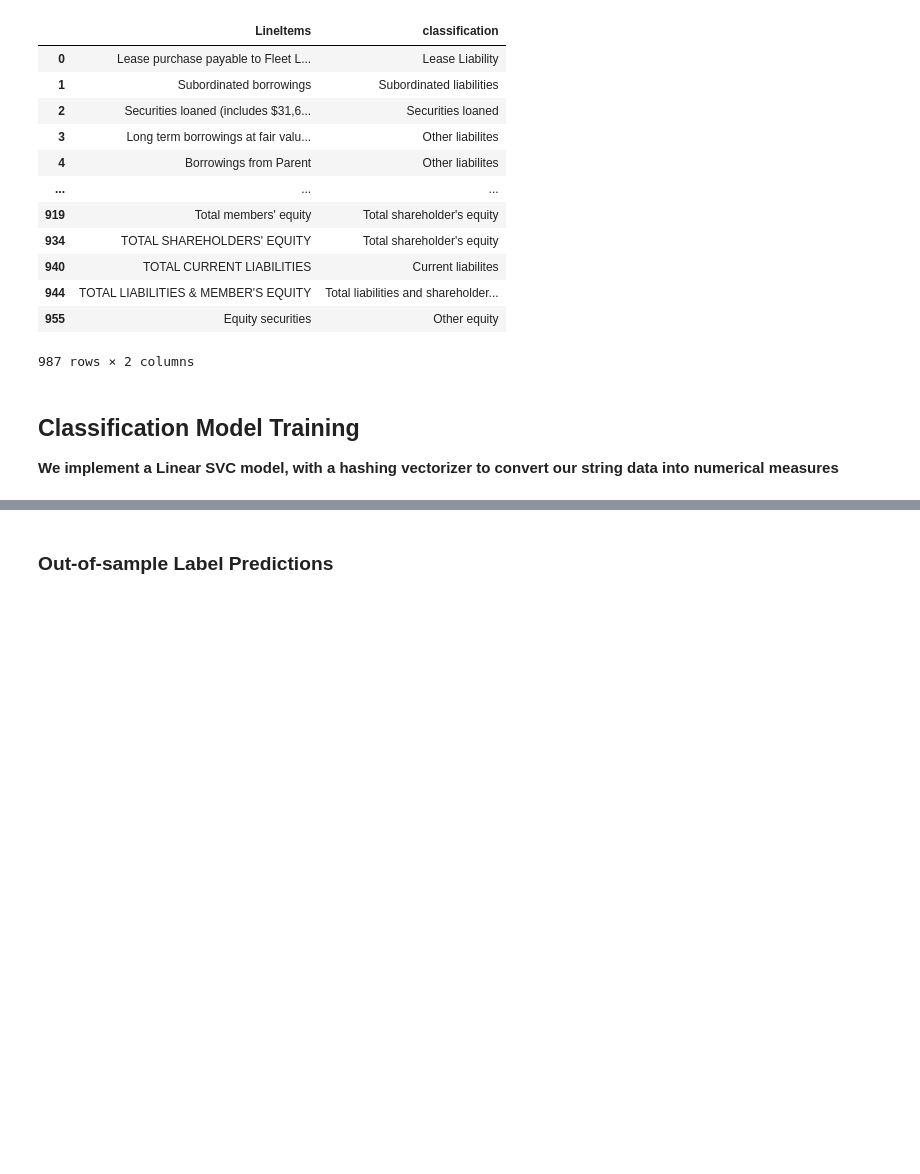
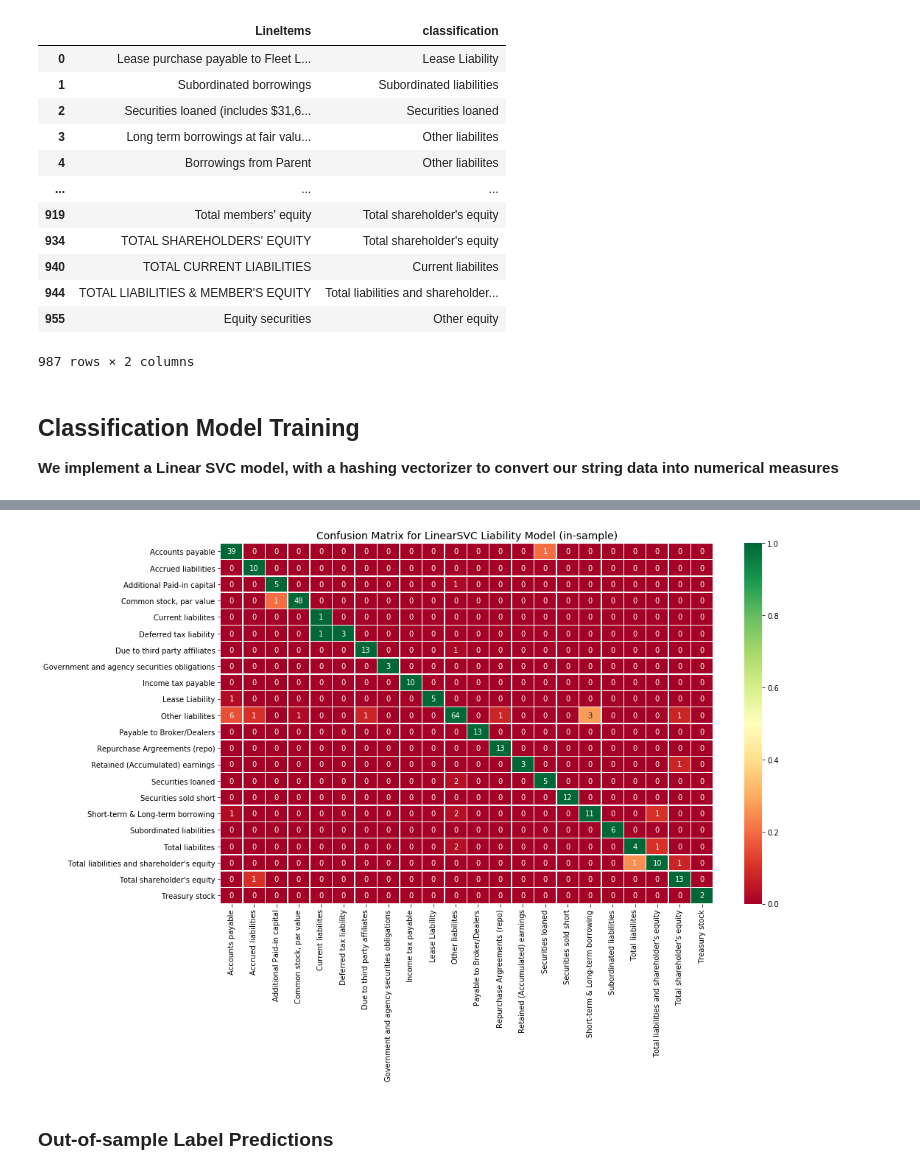
Before and after one commit to fernando-duarte/X17A5, a Jupyter notebook: buildDatabase.ipynb, the cells around one changed output, grey strips where cells are left out. Drawn from its saved outputs; the diff is of its cells as text; code cells hidden in the pictures; blank space fills up the shorter version.

```diff
--- a/buildDatabase.ipynb
+++ b/buildDatabase.ipynb
@@ -945,2 +1074,4 @@ def cls_sec(X, y, vectorizer, classification):
+# %%
+liabilityML = pd.read_csv('liabilityML.csv')
 # %%
 # break subset of line items and classification, for classification algorithm
@@ -969,2 +1148,10 @@ plt.show()
+# %%
+plt.figure(figsize=(15, 9))
+plt.title('Confusion Matrix for LinearSVC Liability Model (in-sample)', fontsize=14)
+scaled_df = (cmat2 - cmat2.min(axis=0)) / (cmat2.max(axis=0) - cmat2.min(axis=0))
+sns.heatmap(scaled_df, annot=cmat2, fmt="d", linewidths=.5, cmap="RdYlGn")
+plt.show()
+# %% [output]
+[figure, added]
 # %% [markdown]
 ### Out-of-sample Label Predictions
```
Also changed, not shown: parts of 36 cells of this notebook, 4 other files.
